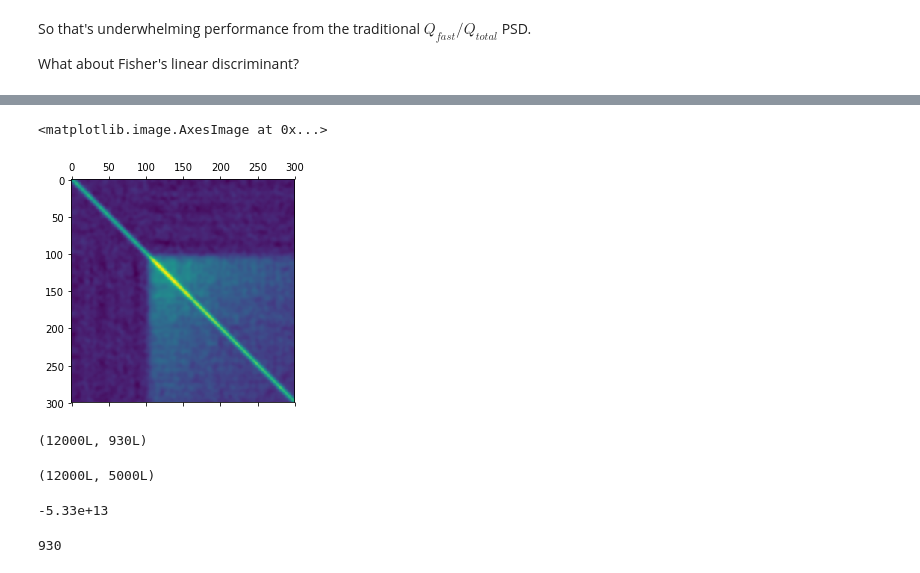
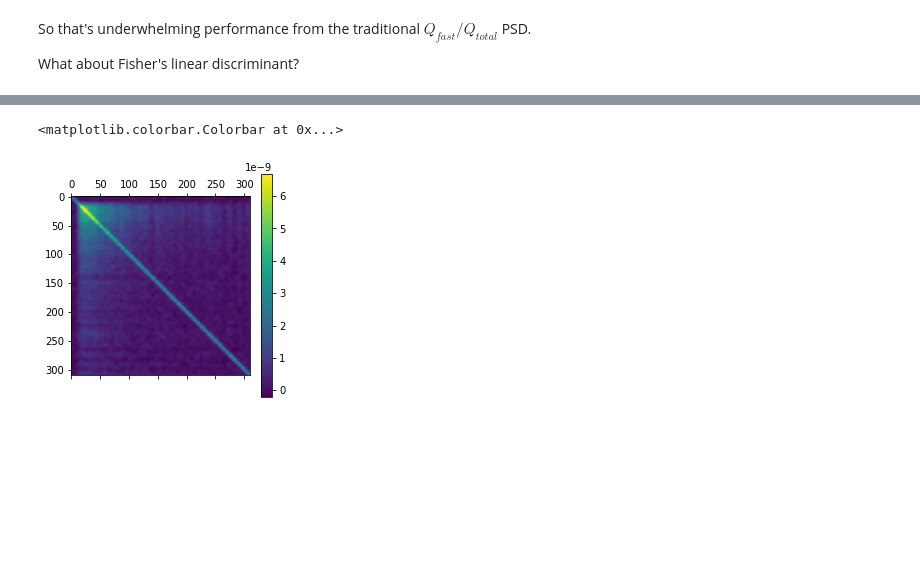
Before and after one commit to lbignell/Notebooks, a Jupyter notebook: Linear Discriminant Analysis.ipynb, the cells around one changed output, grey strips where cells are left out. Cells and saved outputs as stored; diff of their text form; code cells hidden in the pictures; blank space fills up the shorter version.

```diff
--- a/Linear Discriminant Analysis.ipynb
+++ b/Linear Discriminant Analysis.ipynb
@@ -100,19 +101,19 @@ conv_kernel = (1./np.sqrt(2*np.pi*conv_sigma**2))*np.exp(-0.5*(((np.linspace(-co
                                                                  -conv_mean)/conv_sigma)**2))
 conv_mode = 'same'
 
-noise_lvl = 0.0002
+noise_lvl = 0.0003
 scale_factor = 0.05
 
 Ngammas = 5000 #12000 x 1000 array ~ 96 MB
-Gammas = np.random.normal(0, noise_lvl, (12000, Ngammas))
+Gammas = np.random.normal(0, noise_lvl, (6000, Ngammas))
 for i in range(Ngammas):
-    Gammas[1999:, i] += get_wfm('gamma', scalefactor=scale_factor)
+    Gammas[999:, i] += get_wfm('gamma', scalefactor=scale_factor)
     Gammas[:, i] = np.convolve(Gammas[:, i], conv_kernel, mode = conv_mode)
 
 Nneutrons = 5000 #12000 x 1000 array ~ 96 MB
-Neutrons = np.random.normal(0, noise_lvl, (12000, Nneutrons))
+Neutrons = np.random.normal(0, noise_lvl, (6000, Nneutrons))
 for i in range(Nneutrons):
-    Neutrons[1999:, i] += get_wfm('neutrons', scalefactor=scale_factor)
+    Neutrons[999:, i] += get_wfm('neutrons', scalefactor=scale_factor)
     Neutrons[:, i] = np.convolve(Neutrons[:, i], conv_kernel, mode = conv_mode)
 # %%
 timevals = np.linspace(-200, 1000, len(Neutrons[:,0]))
@@ -131,11 +132,11 @@ MaxCharge = 0.05
 MinCharge = 0.03
 
 #Lets define the fast integration region as 190:220, and the total integration region as 190:.
-Qf_gamma = np.sum(Gammas[1900:2200, :], axis=0)
-Qt_gamma = np.sum(Gammas[1900:, :], axis=0)
+Qf_gamma = np.sum(Gammas[999:1100, :], axis=0)
+Qt_gamma = np.sum(Gammas[999:, :], axis=0)
 
-Qf_neut = np.sum(Neutrons[1900:2200, :], axis=0)
-Qt_neut = np.sum(Neutrons[1900:, :], axis=0)
+Qf_neut = np.sum(Neutrons[999:1100, :], axis=0)
+Qt_neut = np.sum(Neutrons[999:, :], axis=0)
 
 selectedQt_gamma = Qt_gamma[(Qt_gamma<MaxCharge)&(Qt_gamma>MinCharge)]
 selectedPSD_gamma = (Qf_gamma/Qt_gamma)[(Qt_gamma<MaxCharge)&(Qt_gamma>MinCharge)]
@@ -283,7 +284,7 @@ neutronselectionmask = (Qt_neut<MaxCharge)&(Qt_neut>MinCharge)
 
 X_PSD = np.concatenate((Gammas[:,gammaselectionmask], Neutrons[:,neutronselectionmask]), axis=1)
 y_PSD = np.concatenate(([0]*np.shape(Gammas[:,gammaselectionmask])[1],
-                        [1]*np.shape(Neutrons[:,neutronselectionmask])[1])
+                        [1]*np.shape(Neutrons[:,neutronselectionmask])[1]))
 mu_g = np.mean(X_PSD[:,y_PSD==0], axis=1)
 cov_g = np.cov(X_PSD[:,y_PSD==0])#, rowvar=False)
 mu_n = np.mean(X_PSD[:,y_PSD==1], axis=1)
@@ -315,14 +361,7 @@ array([[  2.46e-09,   2.35e-09,   2.07e-09,   1.68e-09,   1.26e-09],
 # %%
 #Let's plot the covariance matrix:
-plt.matshow(cov_g[1900:2200,1900:2200])
+plt.matshow(cov_g[990:1300,990:1300])
+plt.colorbar()
 # %% [output]
-<matplotlib.image.AxesImage at 0x...>
+<matplotlib.colorbar.Colorbar at 0x...>
-[figure, old version]
+[figure, new version]
-# %%
-np.shape(Gammas[:,selectionmask])
-# %% [output]
-(12000L, 930L)
-# %%
-np.shape(Gammas)
-# %% [output]
-(12000L, 5000L)
@@ -331,8 +367,0 @@ ret = np.dot(w,X_PSD)
-# %%
-print("{0:.2e}".format(np.median(ret)))
-# %% [output]
--5.33e+13
-# %%
-np.sum(selectionmask)
-# %% [output]
-930
```
Also changed, not shown: parts of 20 cells of this notebook.
